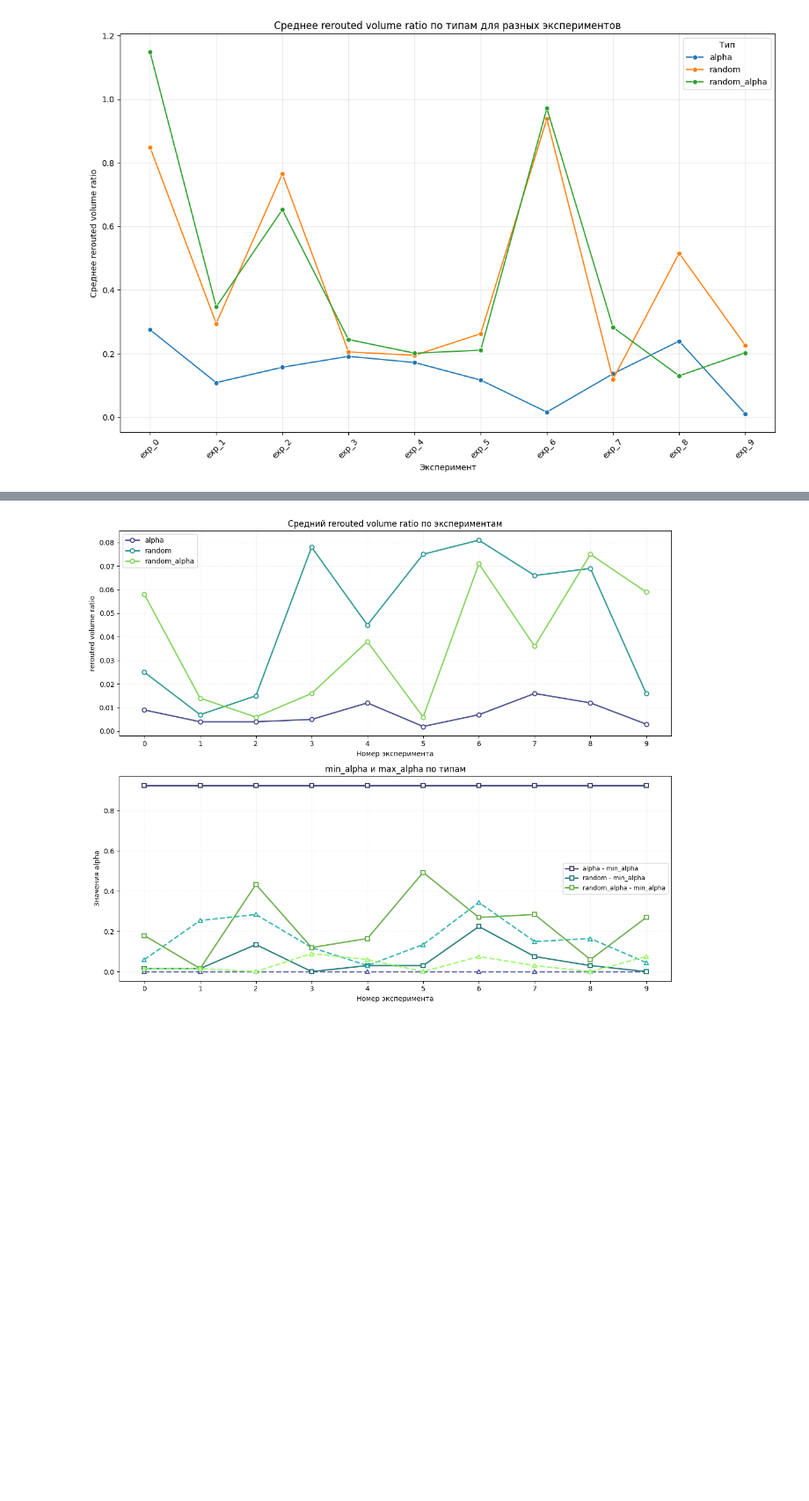
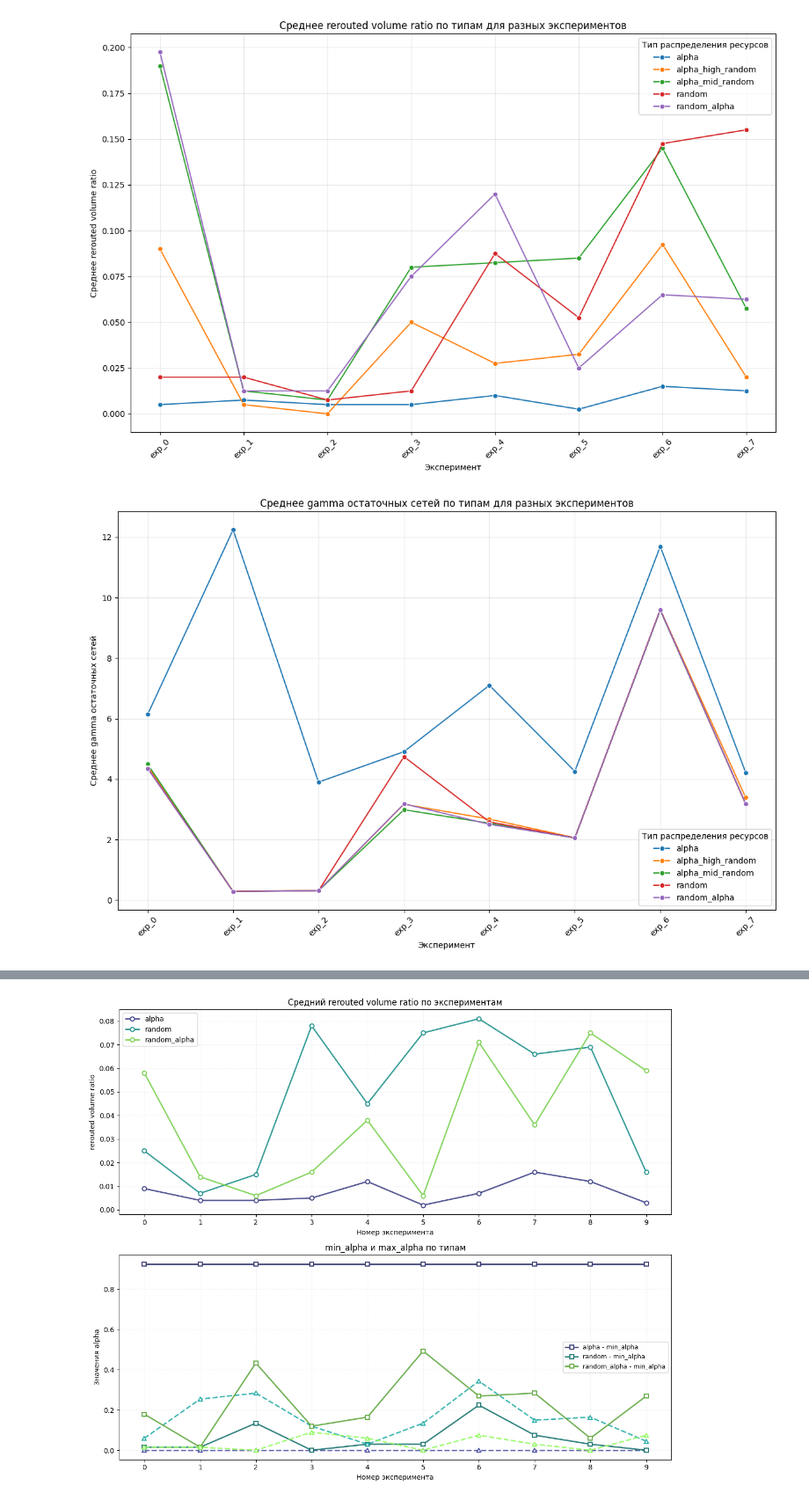
Before and after one commit to Karasiari/Graphs, a Jupyter notebook: CaseWithMean.ipynb, the cells around one changed output, grey strips where cells are left out. Shown at 88% size. Cells and saved outputs as stored; diff of their text form; code cells hidden in the pictures; blank space fills up the shorter version.

```diff
--- a/CaseWithMean.ipynb
+++ b/CaseWithMean.ipynb
@@ -78,20 +180,7 @@ small_test_table(10)
-# %%
-# Объединяем все DataFrame
-combined_df = pd.concat(all_dfs, ignore_index=False)
-
-# Считаем средние по типам для каждого эксперимента
-average_by_type_exp = combined_df.groupby(['experiment', 'type'])['rerouted volume ratio'].mean().reset_index()
-
-# Строим график
-plt.figure(figsize=(12, 8))
-sns.lineplot(data=average_by_type_exp, x='experiment', y='rerouted volume ratio', hue='type', marker='o')
-plt.title('Среднее rerouted volume ratio по типам для разных экспериментов')
-plt.xlabel('Эксперимент')
-plt.ylabel('Среднее rerouted volume ratio')
-plt.xticks(rotation=45)
-plt.grid(True, alpha=0.3)
-plt.legend(title='Тип')
-plt.tight_layout()
-plt.show()
-# %% [output]
-[figure, removed]
+# %%
+results_alpha = small_test_table(8)
+# %%
+visualise_test(results_alpha)
+# %% [output]
+[figure, added]
+[figure, added]
```
Also changed, not shown: parts of 9 cells of this notebook.
